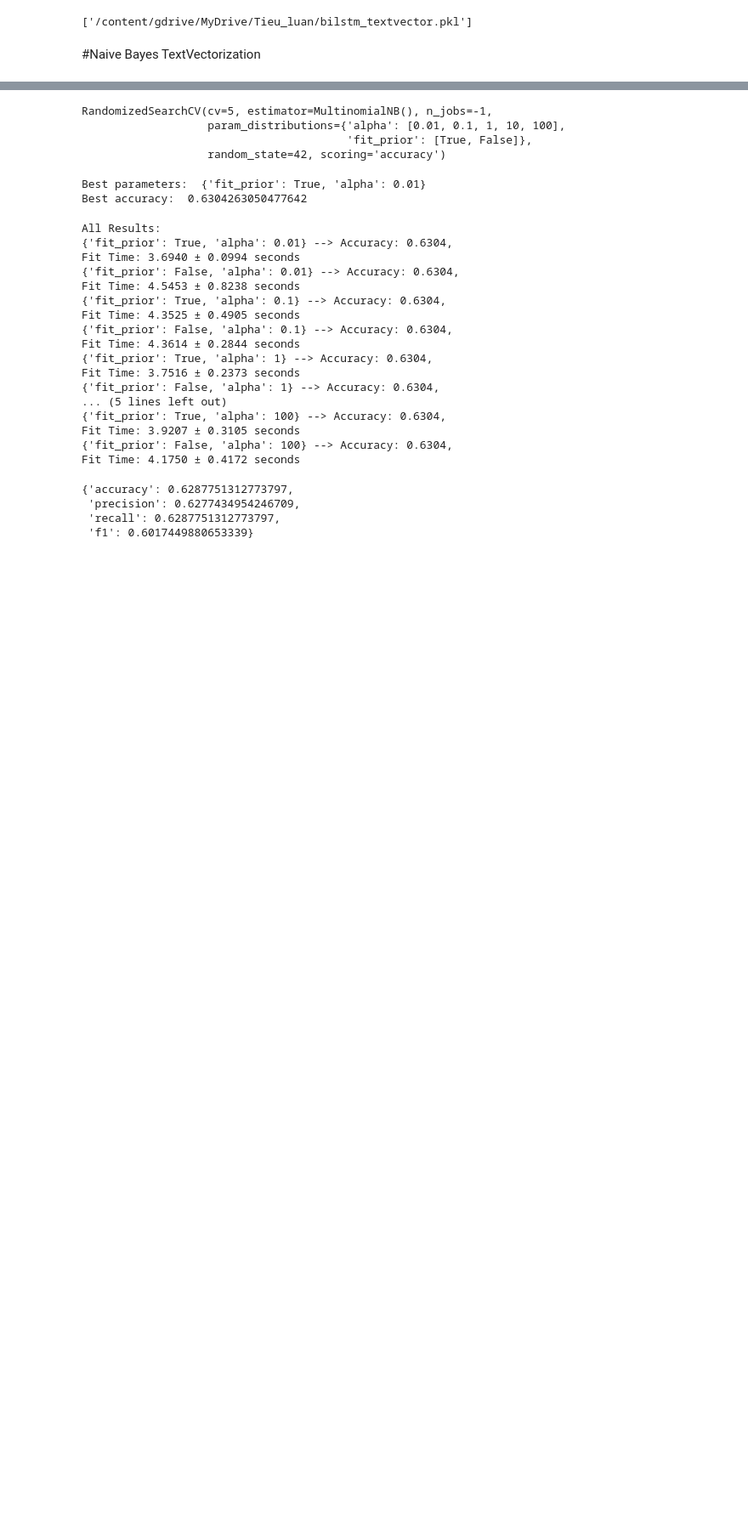
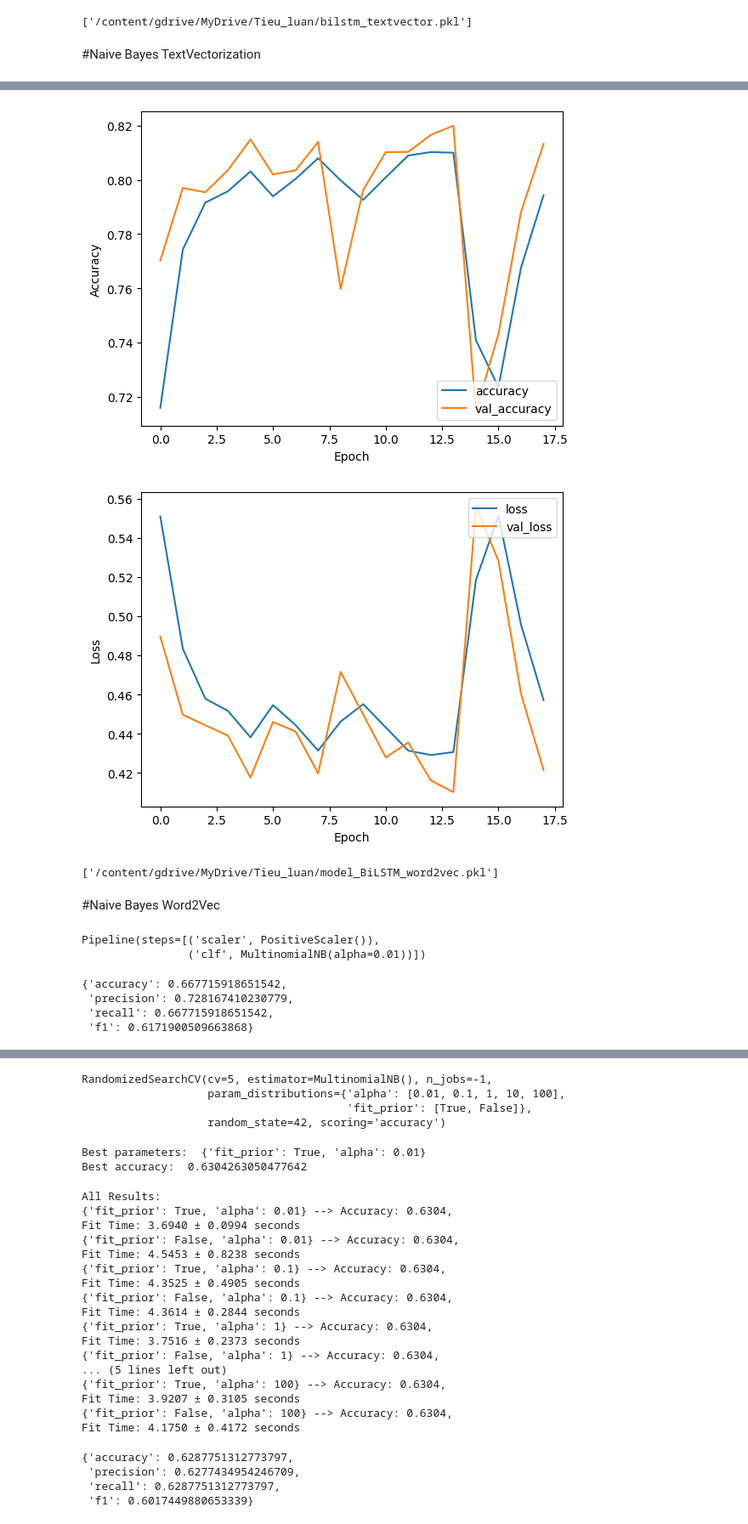
Before and after one commit to PhuongNhi187/TieuLuan_NguyenThiPhuongNhi_2024_2025, a Jupyter notebook: training_data_final.ipynb, the cells around one changed output, grey strips where cells are left out. Shown at 85% size. Cells and saved outputs as stored; diff of their text form; code cells hidden in the pictures; blank space fills up the shorter version.

```diff
--- a/training_data_final.ipynb
+++ b/training_data_final.ipynb
@@ -299,0 +392,9 @@ joblib.dump(bilstm_textvector, '/content/gdrive/MyDrive/Tieu_luan/bilstm_textvec
+# %%
+#DL
+x_train_word2vec = word2vec.transform(x_train_list)
+x_val_word2vec = word2vec.transform(x_val_list)
+x_test_word2vec = word2vec.transform(x_test_list)
+
+#ML
+x_train_ml_word2vec = word2vec.transform(x_train_list_ml)
+x_test_ml_word2vec = word2vec.transform(x_test_list_ml)
@@ -299,0 +450,9 @@ joblib.dump(bilstm_textvector, '/content/gdrive/MyDrive/Tieu_luan/bilstm_textvec
+# %%
+history = bilstm_word2vec.fit(x_train_word2vec, y_train_one_hot,
+                           epochs=100,
+                           batch_size=32,
+                           validation_data= (x_val_word2vec, y_val_one_hot),
+                           callbacks=[tf.keras.callbacks.EarlyStopping(monitor='loss', patience=5)])
+loss, accuracy = bilstm_word2vec.evaluate(x_val_word2vec, y_val_one_hot)
+print(f'Test loss: {loss}')
+print(f'Test accuracy: {accuracy}')
@@ -299,0 +497,47 @@ joblib.dump(bilstm_textvector, '/content/gdrive/MyDrive/Tieu_luan/bilstm_textvec
+# %%
+# Biểu đồ độ chính xác
+plt.plot(history.history['accuracy'], label='accuracy')
+plt.plot(history.history['val_accuracy'], label='val_accuracy')
+plt.xlabel('Epoch')
+plt.ylabel('Accuracy')
+plt.legend(loc='lower right')
+plt.show()
+
+# Biểu đồ hàm mất mát
+plt.plot(history.history['loss'], label='loss')
+plt.plot(history.history['val_loss'], label='val_loss')
+plt.xlabel('Epoch')
+plt.ylabel('Loss')
+plt.legend(loc='upper right')
+plt.show()
+# %% [output]
+[figure, added]
+[figure, added]
+# %%
+joblib.dump(bilstm_word2vec, '/content/gdrive/MyDrive/Tieu_luan/model_BiLSTM_word2vec.pkl')
+# %% [output]
+['/content/gdrive/MyDrive/Tieu_luan/model_BiLSTM_word2vec.pkl']
+# %% [markdown]
+#Naive Bayes Word2Vec
+# %%
+bayes_word2vec = Pipeline([
+    ("scaler", PositiveScaler()),
+    ("clf", MultinomialNB(fit_prior = True,
+                          alpha = 0.01))
+])
+
+bayes_word2vec.fit(x_train_ml_word2vec, y_train)
+# %% [output]
+Pipeline(steps=[('scaler', PositiveScaler()),
+                ('clf', MultinomialNB(alpha=0.01))])
+# %%
+bayes_word2vec_predict = bayes_word2vec.predict(x_test_ml_word2vec)
+
+bayes_word2vec_results = calculate_results(y_true=y_temp,
+                                     y_pred=bayes_word2vec_predict)
+bayes_word2vec_results
+# %% [output]
+{'accuracy': 0.667715918651542,
+ 'precision': 0.728167410230779,
+ 'recall': 0.667715918651542,
+ 'f1': 0.6171900509663868}
```
Also changed, not shown: parts of 62 cells of this notebook.
